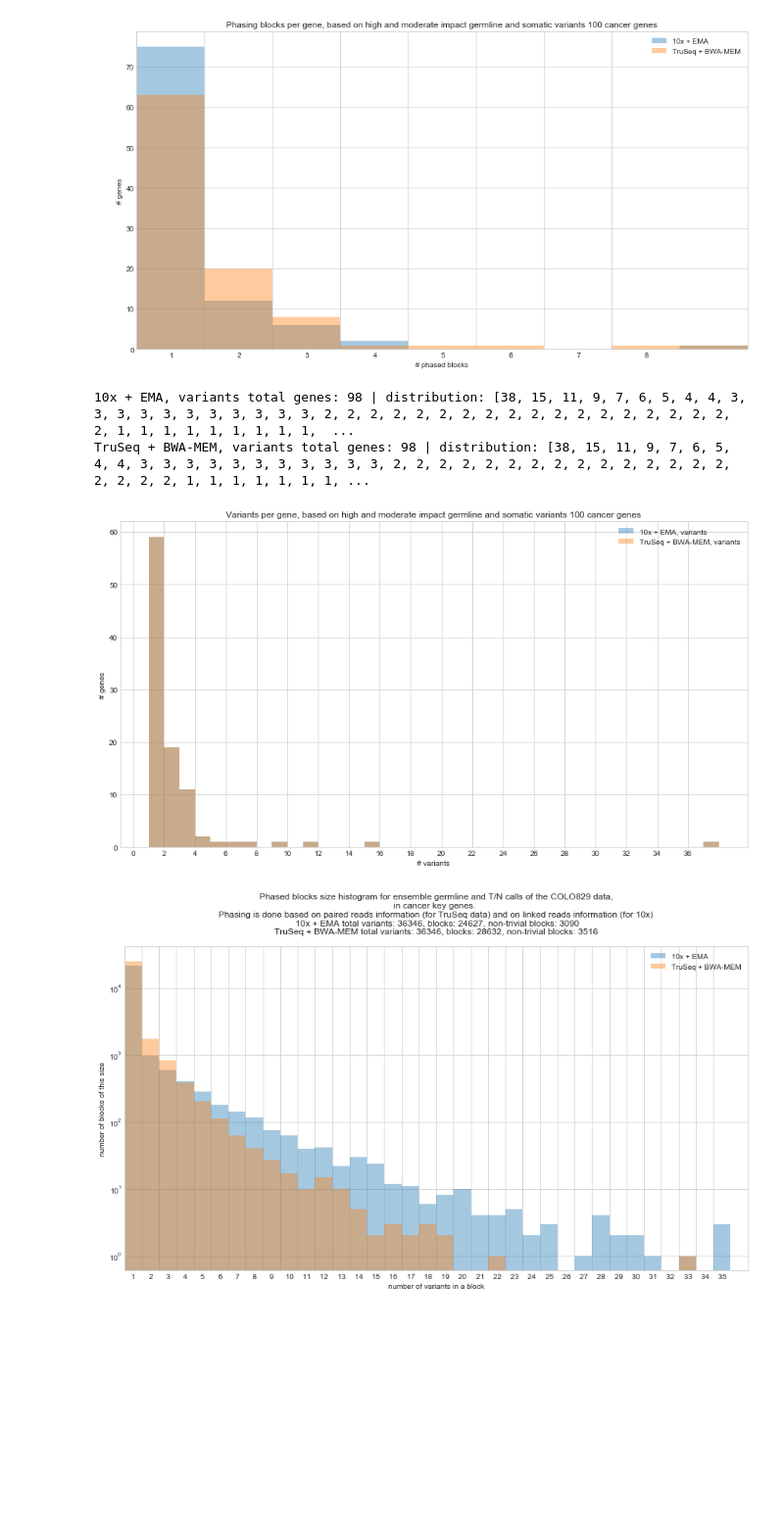
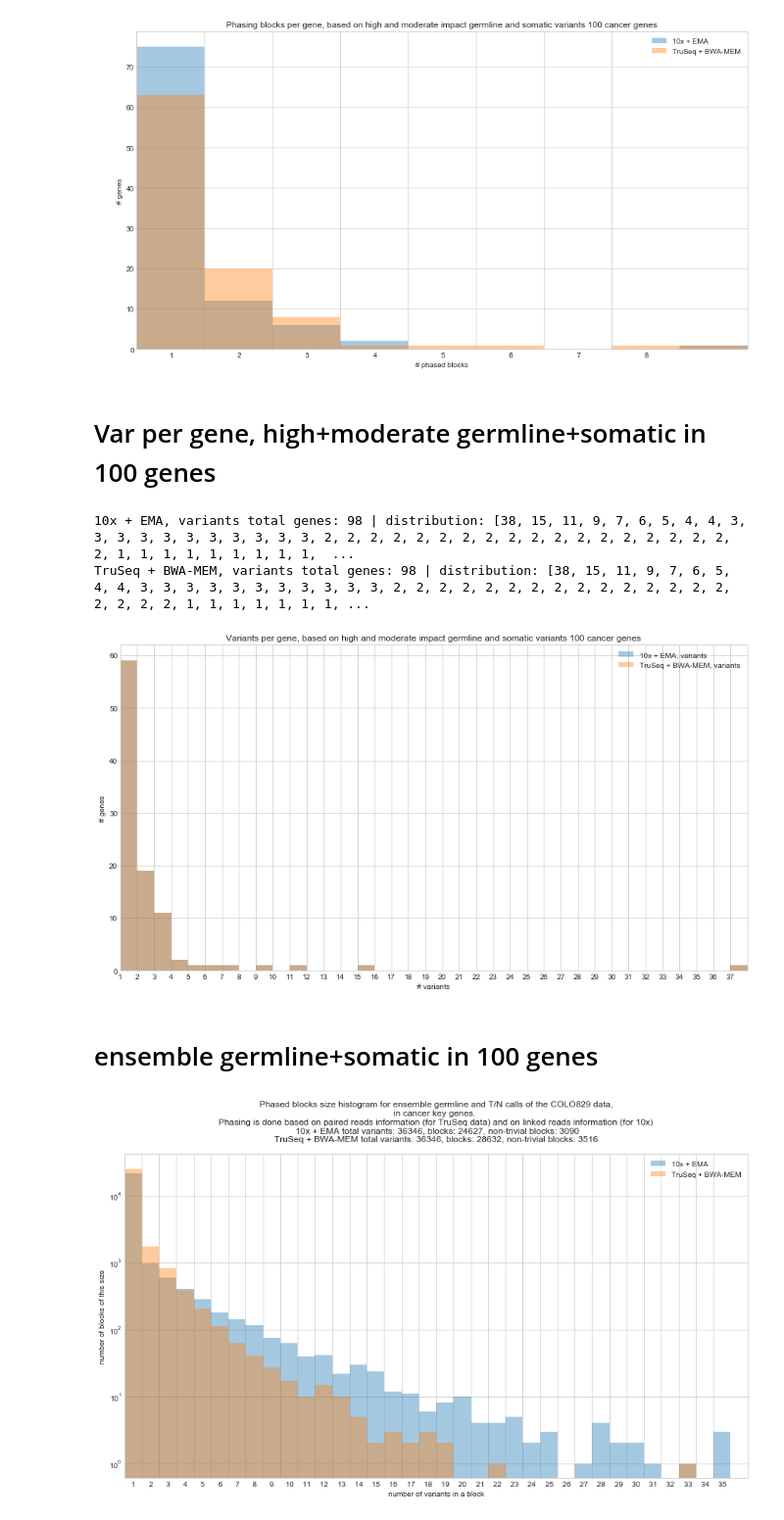
Before and after one commit to umccr/10x, a Jupyter notebook: phasing/Plot phase blocks.ipynb, the cells around one changed output. Shown at 98% size. Saved outputs shown, nothing was run; the diff lists cells and outputs as text; code cells hidden in the pictures; blank space fills up the shorter version.

```diff
--- a/phasing/Plot phase blocks.ipynb
+++ b/phasing/Plot phase blocks.ipynb
@@ -125,26 +127,31 @@ pass
 10x + EMA total genes: 98 | phased blocks distribution: [37, 15, 9, 4, 4, 3, 3, 3, 3, 3, 3, 2, 2, 2, 2, 2, 2, 2, 2, 2, 2, 2, 2, 1, 1, 1, 1, 1, 1, 1, 1, 1, 1, 1, 1, 1, 1, 1, 1, 1, 1, 1, 1, 1, 1, 1, 1,  ...
 TruSeq + BWA-MEM total genes: 98 | phased blocks distribution: [38, 15, 9, 8, 6, 5, 4, 3, 3, 3, 3, 3, 3, 3, 3, 2, 2, 2, 2, 2, 2, 2, 2, 2, 2, 2, 2, 2, 2, 2, 2, 2, 2, 2, 2, 1, 1, 1, 1, 1, 1, 1, 1, 1, 1, ...
 [figure]
+# %% [markdown]
+# Var per gene, high+moderate germline+somatic in 100 genes
 # %%
 plt.figure(figsize=(15,8))
 
 ticks_num = 0
 for vars_by_gene, l in [(ema_vars_by_gene, "10x + EMA, variants"), (bwa_vars_by_gene, "TruSeq + BWA-MEM, variants")]:
     x = sorted((vars for vars in vars_by_gene.values()), reverse=True)
     ticks_num = max(ticks_num, x[0])
     print(l, 'total genes:', len(x), '| distribution:', x, '| mean variants per gene:', np.mean(x))
     ax = sns.distplot(x, label=l, kde=False, bins=x[0]-1)
 
-plt.xticks(np.arange(ticks_num, step=2))
+plt.xticks(np.arange(ticks_num, step=1))
+plt.xlim(1, ticks_num)
 plt.xlabel('# variants')
 plt.ylabel('# genes')
 plt.title('Variants per gene, based on high and moderate impact germline and somatic variants 100 cancer genes')
 plt.legend()
 pass
 # %% [output]
 10x + EMA, variants total genes: 98 | distribution: [38, 15, 11, 9, 7, 6, 5, 4, 4, 3, 3, 3, 3, 3, 3, 3, 3, 3, 3, 3, 2, 2, 2, 2, 2, 2, 2, 2, 2, 2, 2, 2, 2, 2, 2, 2, 2, 2, 2, 1, 1, 1, 1, 1, 1, 1, 1, 1,  ...
 TruSeq + BWA-MEM, variants total genes: 98 | distribution: [38, 15, 11, 9, 7, 6, 5, 4, 4, 3, 3, 3, 3, 3, 3, 3, 3, 3, 3, 3, 2, 2, 2, 2, 2, 2, 2, 2, 2, 2, 2, 2, 2, 2, 2, 2, 2, 2, 2, 1, 1, 1, 1, 1, 1, 1, ...
-[figure, old version]
+[figure, new version]
+# %% [markdown]
+# ensemble germline+somatic in 100 genes
 # %%
 import matplotlib.pyplot as plt
 import seaborn as sns
```
Also changed, not shown: parts of 3 cells of this notebook, 3 other files.
